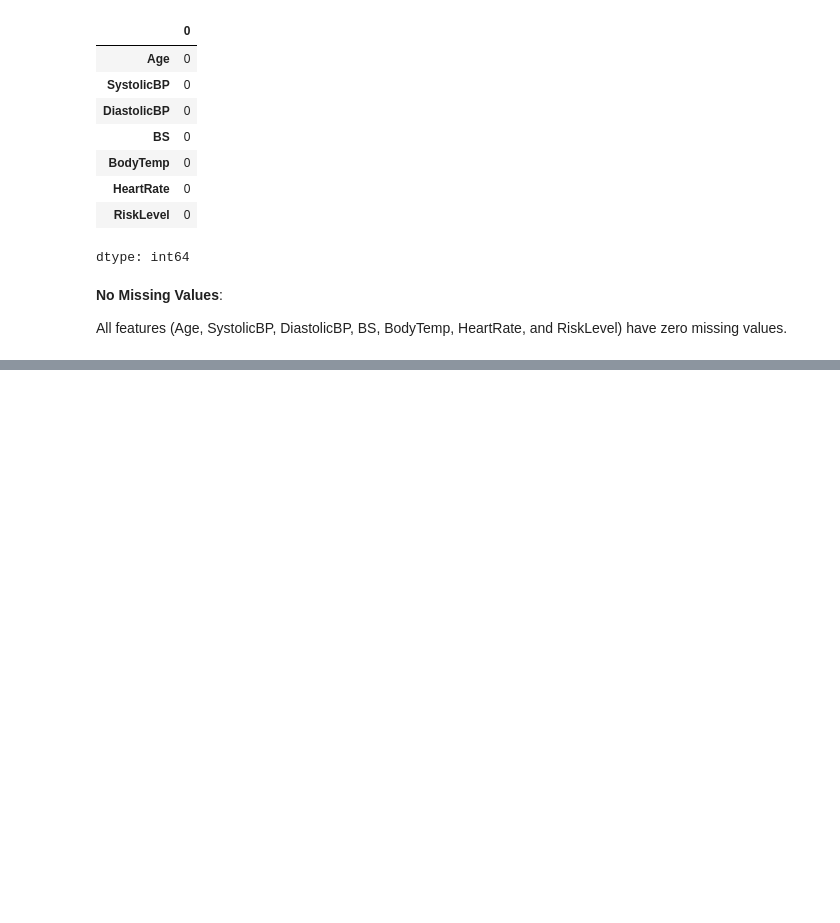
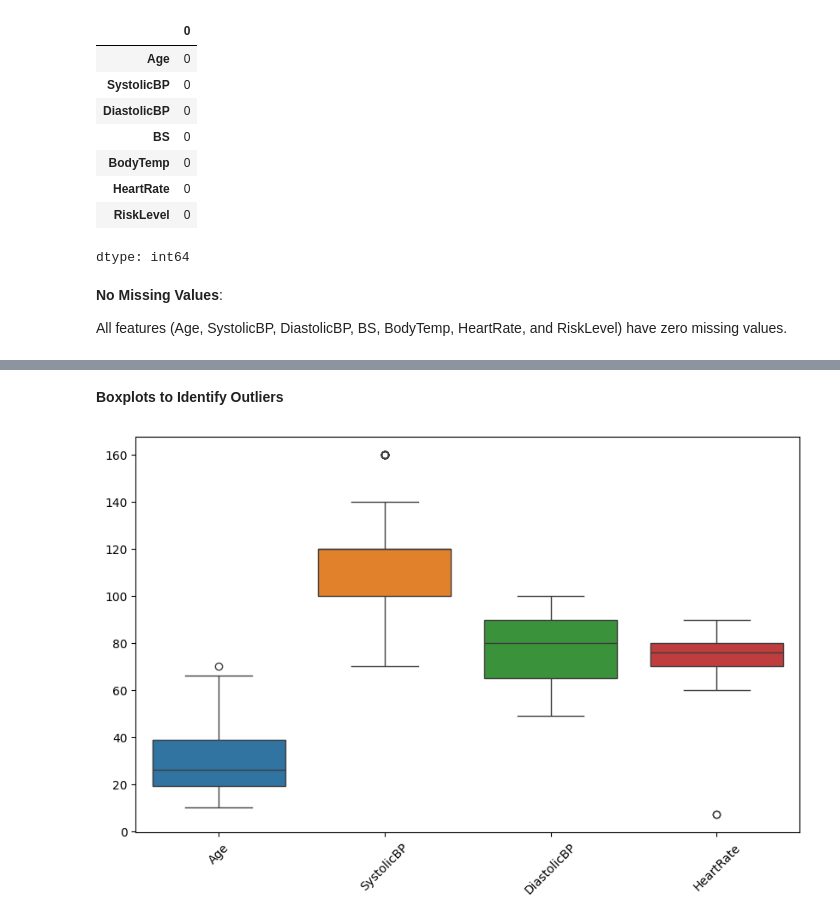
Before and after one commit to jascodebrewer/maternal-health-risk, a Jupyter notebook: Predicting_Maternal_Health_Risk.ipynb, the cells around one changed output, grey strips where cells are left out. Drawn from its saved outputs; the diff is of its cells as text; code cells hidden in the pictures; blank space fills up the shorter version.

```diff
--- a/Predicting_Maternal_Health_Risk.ipynb
+++ b/Predicting_Maternal_Health_Risk.ipynb
@@ -150,0 +211,9 @@ All features (Age, SystolicBP, DiastolicBP, BS, BodyTemp, HeartRate, and RiskLev
+# %% [markdown]
+**Boxplots to Identify Outliers**
+# %%
+plt.figure(figsize=(10,6))
+sns.boxplot(data=data[['Age', 'SystolicBP', 'DiastolicBP', 'HeartRate']])
+plt.xticks(rotation=45)
+plt.show()
+# %% [output]
+[figure, added]
```
Also changed, not shown: parts of 45 cells of this notebook.
